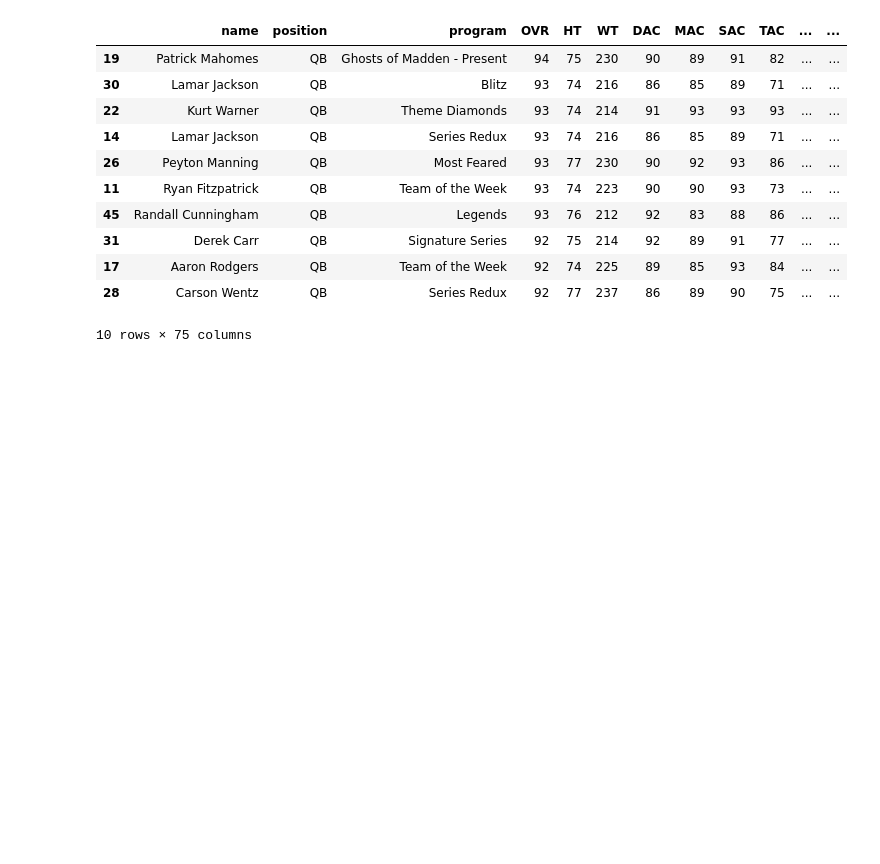
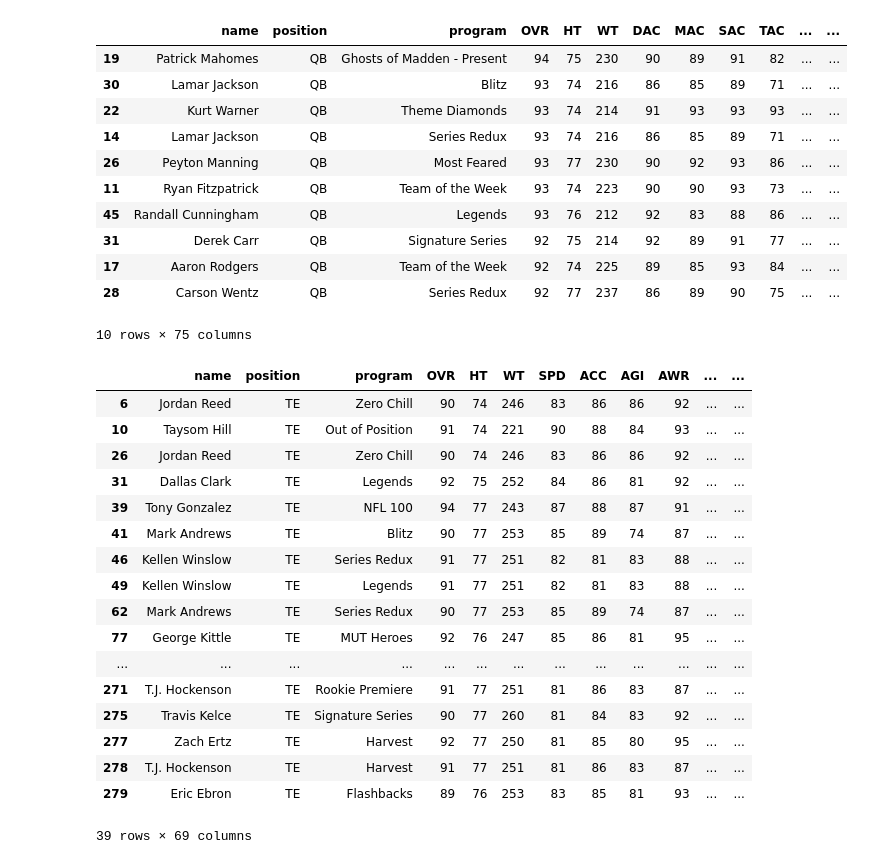
Before and after one commit to WJMatthew/MUT20, a Jupyter notebook: example.ipynb, the cells around one changed output. Cells and saved outputs as stored; diff of their text form; code cells hidden in the pictures; blank space fills up the shorter version.

```diff
--- a/example.ipynb
+++ b/example.ipynb
@@ -66,3 +66,24 @@ dfs['QB'].sort_values('OVR', ascending=False).head(10)
 | 17 | Aaron Rodgers | QB | Team of the Week | 92 | 74 | 225 | 89 | 85 | 93 | 84 | ... | ... |
 | 28 | Carson Wentz | QB | Series Redux | 92 | 77 | 237 | 86 | 89 | 90 | 75 | ... | ... |
 10 rows × 75 columns
+# %%
+dfs['OFF'][ dfs['OFF']['position']=='FB'].head
+# %% [output]
+|  | name | position | program | OVR | HT | WT | SPD | ACC | AGI | AWR | ... | ... |
+| 6 | Jordan Reed | TE | Zero Chill | 90 | 74 | 246 | 83 | 86 | 86 | 92 | ... | ... |
+| 10 | Taysom Hill | TE | Out of Position | 91 | 74 | 221 | 90 | 88 | 84 | 93 | ... | ... |
+| 26 | Jordan Reed | TE | Zero Chill | 90 | 74 | 246 | 83 | 86 | 86 | 92 | ... | ... |
+| 31 | Dallas Clark | TE | Legends | 92 | 75 | 252 | 84 | 86 | 81 | 92 | ... | ... |
+| 39 | Tony Gonzalez | TE | NFL 100 | 94 | 77 | 243 | 87 | 88 | 87 | 91 | ... | ... |
+| 41 | Mark Andrews | TE | Blitz | 90 | 77 | 253 | 85 | 89 | 74 | 87 | ... | ... |
+| 46 | Kellen Winslow | TE | Series Redux | 91 | 77 | 251 | 82 | 81 | 83 | 88 | ... | ... |
+| 49 | Kellen Winslow | TE | Legends | 91 | 77 | 251 | 82 | 81 | 83 | 88 | ... | ... |
+| 62 | Mark Andrews | TE | Series Redux | 90 | 77 | 253 | 85 | 89 | 74 | 87 | ... | ... |
+| 77 | George Kittle | TE | MUT Heroes | 92 | 76 | 247 | 85 | 86 | 81 | 95 | ... | ... |
+| ... | ... | ... | ... | ... | ... | ... | ... | ... | ... | ... | ... | ... |
+| 271 | T.J. Hockenson | TE | Rookie Premiere | 91 | 77 | 251 | 81 | 86 | 83 | 87 | ... | ... |
+| 275 | Travis Kelce | TE | Signature Series | 90 | 77 | 260 | 81 | 84 | 83 | 92 | ... | ... |
+| 277 | Zach Ertz | TE | Harvest | 92 | 77 | 250 | 81 | 85 | 80 | 95 | ... | ... |
+| 278 | T.J. Hockenson | TE | Harvest | 91 | 77 | 251 | 81 | 86 | 83 | 87 | ... | ... |
+| 279 | Eric Ebron | TE | Flashbacks | 89 | 76 | 253 | 83 | 85 | 81 | 93 | ... | ... |
+39 rows × 69 columns
```
Also changed, not shown: parts of 1 cell of this notebook, 1 other file.
